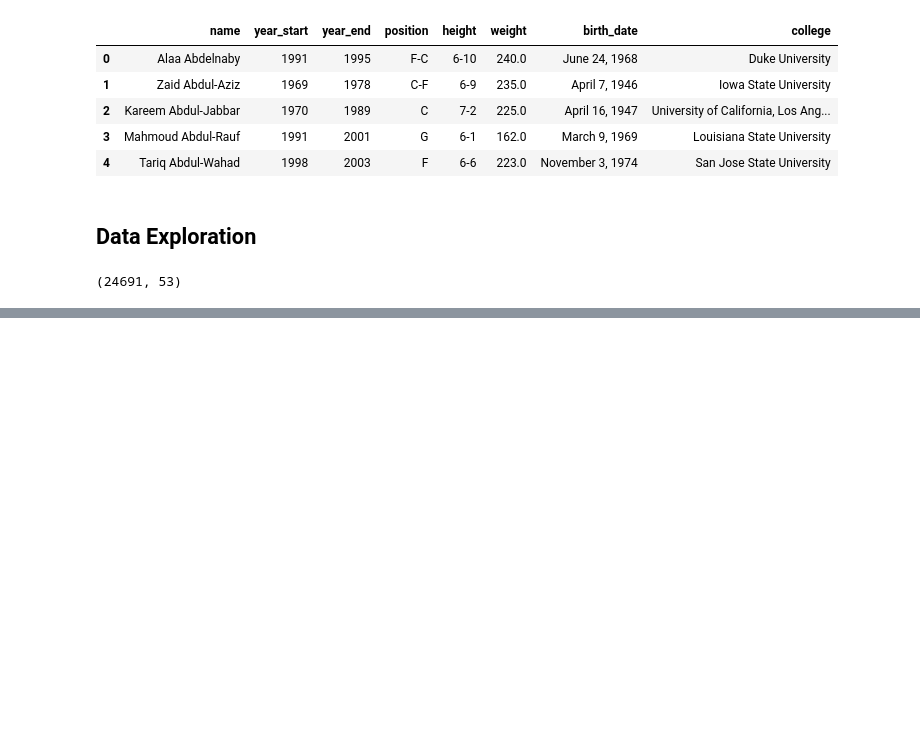
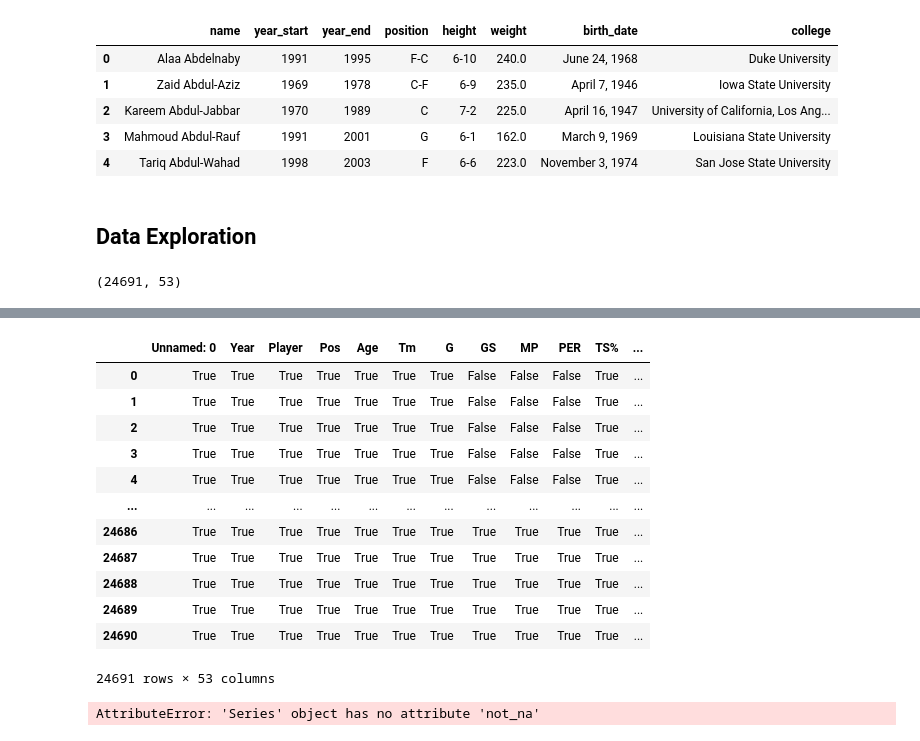
Before and after one commit to vchen-98/mip_prediction, a Jupyter notebook: working_data2.ipynb, the cells around one changed output, grey strips where cells are left out. Drawn from its saved outputs; the diff is of its cells as text; code cells hidden in the pictures; blank space fills up the shorter version.

```diff
--- a/working_data2.ipynb
+++ b/working_data2.ipynb
@@ -45,0 +57,20 @@ Series([], dtype: int64)
+# %%
+s_stats.notna()
+# %% [output]
+|  | Unnamed: 0 | Year | Player | Pos | Age | Tm | G | GS | MP | PER | TS% | ... |
+| 0 | True | True | True | True | True | True | True | False | False | False | True | ... |
+| 1 | True | True | True | True | True | True | True | False | False | False | True | ... |
+| 2 | True | True | True | True | True | True | True | False | False | False | True | ... |
+| 3 | True | True | True | True | True | True | True | False | False | False | True | ... |
+| 4 | True | True | True | True | True | True | True | False | False | False | True | ... |
+| ... | ... | ... | ... | ... | ... | ... | ... | ... | ... | ... | ... | ... |
+| 24686 | True | True | True | True | True | True | True | True | True | True | True | ... |
+| 24687 | True | True | True | True | True | True | True | True | True | True | True | ... |
+| 24688 | True | True | True | True | True | True | True | True | True | True | True | ... |
+| 24689 | True | True | True | True | True | True | True | True | True | True | True | ... |
+| 24690 | True | True | True | True | True | True | True | True | True | True | True | ... |
+24691 rows × 53 columns
+# %%
+s_stats[s_stats['GS'].not_na]
+# %% [output]
+AttributeError: 'Series' object has no attribute 'not_na'
```
Also changed, not shown: parts of 1 cell of this notebook.
